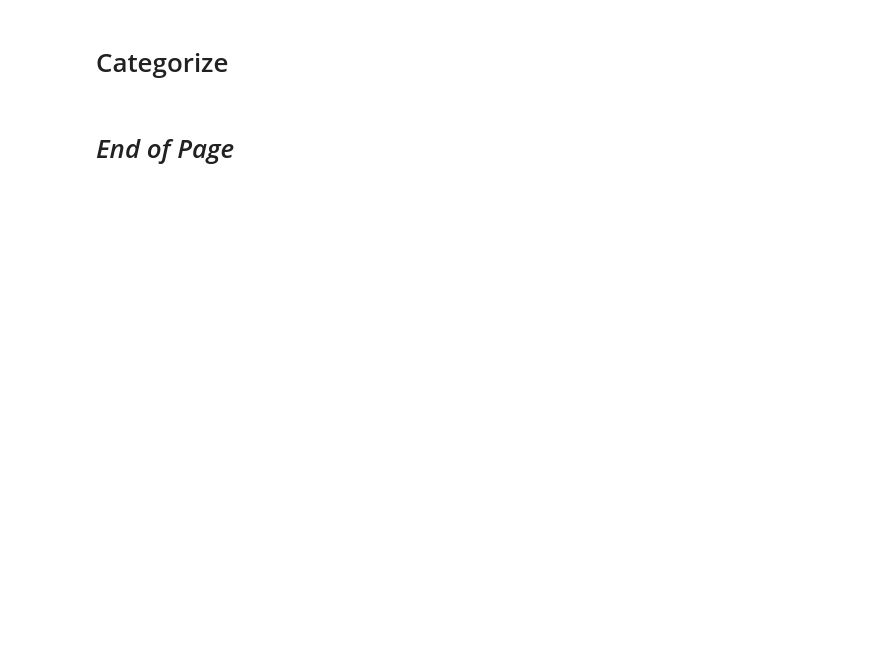
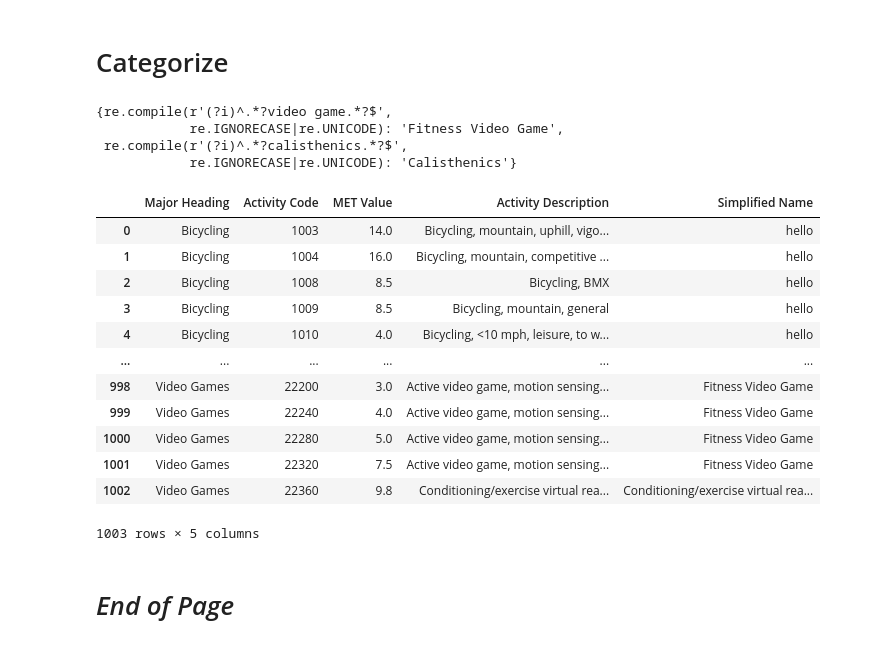
Before and after one commit to silvhua/custom_python, a Jupyter notebook: notebooks/2024-03-12 parse Physical Activity Comppendium PDF.ipynb, the cells around one changed output. Saved outputs shown, nothing was run; the diff lists cells and outputs as text; code cells hidden in the pictures; blank space fills up the shorter version.

Commit message:
created `convert_dict_keys_to_regex`, `simplify_strings`

```diff
--- a/notebooks/2024-03-12 parse Physical Activity Comppendium PDF.ipynb
+++ b/notebooks/2024-03-12 parse Physical Activity Comppendium PDF.ipynb
@@ -809,2 +819,65 @@ mapping = {
+# %%
+import re
+
+def rename_dict_keys(dictionary, old_key, new_key):
+    dictionary[new_key] = dictionary.pop(old_key)
+    return dictionary
+
+def convert_dict_key_to_regex(dictionary):
+    new_dict = {}
+    for key, value in dictionary.items():
+        new_key = re.compile(rf'(?i)^.*?{key}.*?$')
+        new_dict[new_key] = value
+    return new_dict
+mapping_dict = {
+    'video game': 'Fitness Video Game',
+    'calisthenics': 'Calisthenics'
+}
+
+# rename_dict_keys(mapping_dict, 'video game', 'hello')
+
+convert_dict_key_to_regex(mapping_dict)
+# %% [output]
+{re.compile(r'(?i)^.*?video game.*?$',
+            re.IGNORECASE|re.UNICODE): 'Fitness Video Game',
+ re.compile(r'(?i)^.*?calisthenics.*?$',
+            re.IGNORECASE|re.UNICODE): 'Calisthenics'}
+# %%
+def convert_dict_keys_to_regex(dictionary):
+    new_dict = {}
+    for key, value in dictionary.items():
+        new_key = re.compile(rf'(?i)^.*?{key}.*?$')
+        new_dict[new_key] = value
+    return new_dict
+
+def simplify_strings(
+        df, mapping_dict, original_column='Activity Description', new_column='Simplified Name', regex=True):
+    if regex == True:
+        mapping_dict = convert_dict_keys_to_regex(mapping_dict)
+    df[new_column] = df[original_column].replace(
+        mapping_dict, regex=regex,
+        )
+    return df
+mapping_dict = {
+    # r'(?i)^.*?bicycling.*?$': 'Biking',
+    'bicycling': r'hello',
+    'video game': 'Fitness Video Game',
+    'calisthenics': 'Calisthenics'
+}
+simplify_strings(df, mapping_dict,regex=True)
+# %% [output]
+|  | Major Heading | Activity Code | MET Value | Activity Description | Simplified Name |
+| 0 | Bicycling | 1003 | 14.0 | Bicycling, mountain, uphill, vigo... | hello |
+| 1 | Bicycling | 1004 | 16.0 | Bicycling, mountain, competitive ... | hello |
+| 2 | Bicycling | 1008 | 8.5 | Bicycling, BMX | hello |
+| 3 | Bicycling | 1009 | 8.5 | Bicycling, mountain, general | hello |
+| 4 | Bicycling | 1010 | 4.0 | Bicycling, <10 mph, leisure, to w... | hello |
+| ... | ... | ... | ... | ... | ... |
+| 998 | Video Games | 22200 | 3.0 | Active video game, motion sensing... | Fitness Video Game |
+| 999 | Video Games | 22240 | 4.0 | Active video game, motion sensing... | Fitness Video Game |
+| 1000 | Video Games | 22280 | 5.0 | Active video game, motion sensing... | Fitness Video Game |
+| 1001 | Video Games | 22320 | 7.5 | Active video game, motion sensing... | Fitness Video Game |
+| 1002 | Video Games | 22360 | 9.8 | Conditioning/exercise virtual rea... | Conditioning/exercise virtual rea... |
+1003 rows × 5 columns
 # %% [markdown]
 # *End of Page*
```
Also changed, not shown: parts of 2 cells of this notebook, 1 other file.
